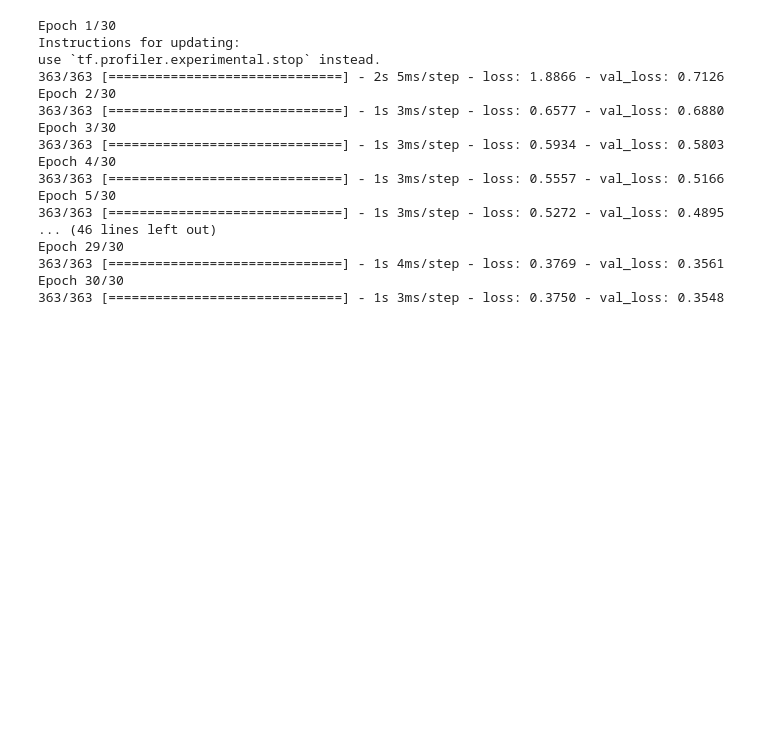
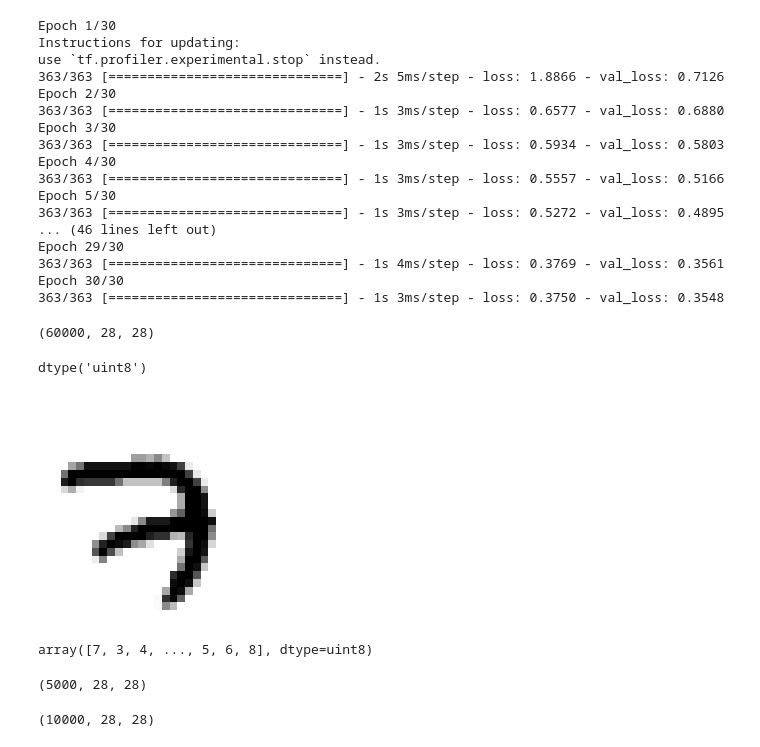
Before and after one commit to Iulian277/Hands-On-ML-Book, a Jupyter notebook: Part 2/Chapter-10-Neural-Nets-With-Keras.ipynb, the cells around one changed output. Drawn from its saved outputs; the diff is of its cells as text; code cells hidden in the pictures; blank space fills up the shorter version.

```diff
--- a/Part 2/Chapter-10-Neural-Nets-With-Keras.ipynb
+++ b/Part 2/Chapter-10-Neural-Nets-With-Keras.ipynb
@@ -631,5 +625,5 @@ model.save("images/ann/my_keras_model.h5")
 # %%
-model = keras.models.load_model("images/ann/my_keras_model.h5")
+model = keras.models.load_model("models/ann/my_keras_model.h5")
 # %%
 model.predict(X_new)
 # %% [output]
@@ -661,7 +655,7 @@ model = keras.models.Sequential([
 model.compile(loss="mse", optimizer=keras.optimizers.SGD(learning_rate=1e-3))
 
 # Save checkpoints of the model at regular intervals during training (by default at the end of each epoch)
-checkpoint_cb = keras.callbacks.ModelCheckpoint("images/ann/my_keras_model.h5", save_best_only=True)
+checkpoint_cb = keras.callbacks.ModelCheckpoint("models/ann/my_keras_model.h5", save_best_only=True)
 
 history = model.fit(X_train, y_train, epochs=10,
                     validation_data=(X_valid, y_valid),
@@ -669,7 +663,7 @@ history = model.fit(X_train, y_train, epochs=10,
 
 # Now, we can load the best saved model (using callbacks)
 # This is a way to implement `early stopping` with callbacks (setting `save_best_only` to True is mandatory)
-model = keras.models.load_model("images/ann/my_keras_model.h5")
+model = keras.models.load_model("models/ann/my_keras_model.h5")
 mse_test = model.evaluate(X_test, y_test)
 # %% [output]
 Epoch 1/10
@@ -792,0 +818,35 @@ keras_reg = keras.wrappers.scikit_learn.KerasRegressor(build_model)
+# %%
+# Loat the dataset
+(X_train_full, y_train_full), (X_test, y_test) = keras.datasets.mnist.load_data()
+# %%
+X_train_full.shape
+# %% [output]
+(60000, 28, 28)
+# %%
+X_train_full.dtype
+# %% [output]
+dtype('uint8')
+# %%
+# Let's create a validation set (also scale the pixel intensities)
+X_valid, X_train = X_train_full[:5000] / 255., X_train_full[5000:] / 255.
+y_valid, y_train = y_train_full[:5000], y_train_full[5000:]
+X_test = X_test / 255.
+# %%
+# Let's plot an image
+plt.imshow(X_train[0], cmap="binary")
+plt.axis('off')
+plt.show()
+# %% [output]
+[figure, added]
+# %%
+y_train
+# %% [output]
+array([7, 3, 4, ..., 5, 6, 8], dtype=uint8)
+# %%
+X_valid.shape
+# %% [output]
+(5000, 28, 28)
+# %%
+X_test.shape
+# %% [output]
+(10000, 28, 28)
```
Also changed, not shown: parts of 26 cells of this notebook, 2 other files.
